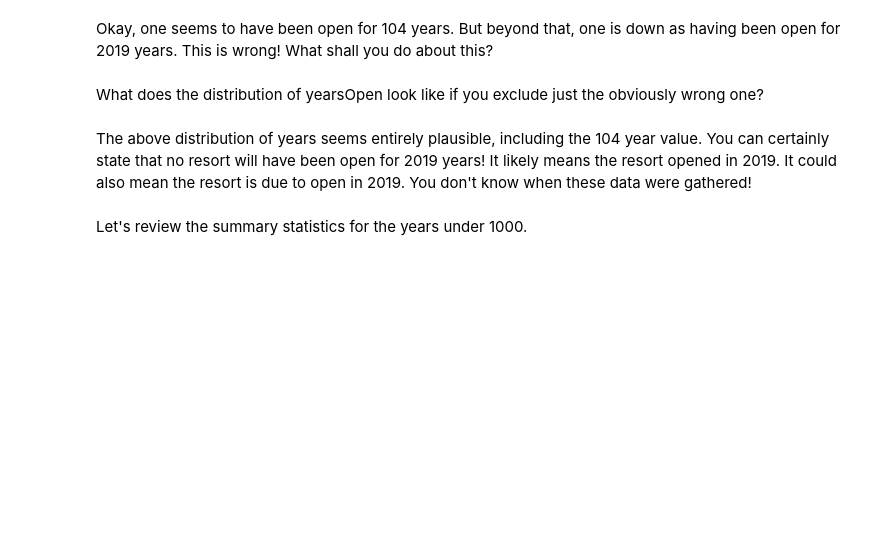
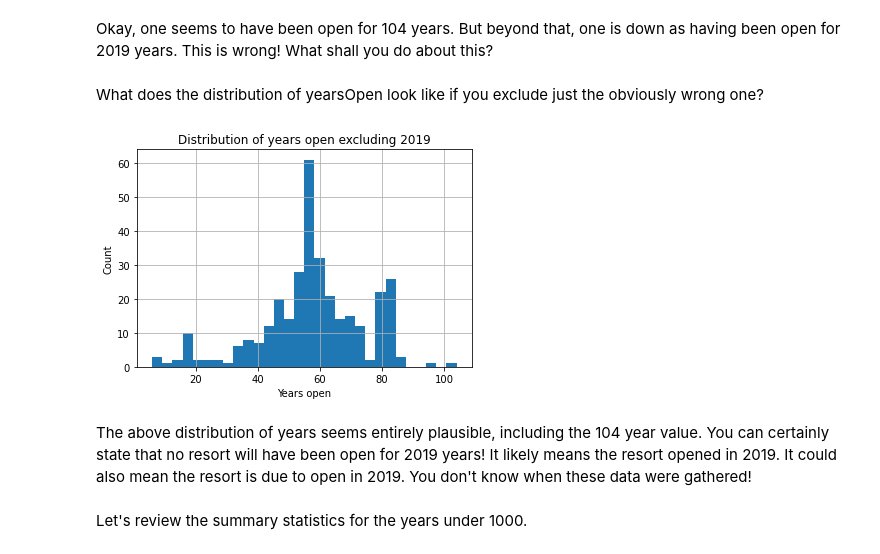
Before and after one commit to caitlinruble/DataScienceGuidedCapstone, a Jupyter notebook: Notebooks/02_data_wrangling.ipynb, the cells around one changed output. Drawn from its saved outputs; the diff is of its cells as text; code cells hidden in the pictures; blank space fills up the shorter version.

```diff
--- a/Notebooks/02_data_wrangling.ipynb
+++ b/Notebooks/02_data_wrangling.ipynb
@@ -513,7 +571,7 @@ ski_data.___[39, 'SkiableTerrain_ac']
 # %%
 #Code task 22#
 #Use the .loc accessor again to modify this value with the correct value of 1819
-ski_data.___[39, 'SkiableTerrain_ac'] = ___
+ski_data.loc[39, 'SkiableTerrain_ac'] = 1819
 # %%
 #Code task 23#
 #Use the .loc accessor a final time to verify that the value has been modified
@@ -584,7 +644,7 @@ Drop the fastEight column in its entirety; half the values are missing and all b
 # %%
 #Code task 24#
 #Drop the 'fastEight' column from ski_data. Use inplace=True
-ski_data.drop(columns=___, inplace=___)
+ski_data.drop(columns='fastEight', inplace=True)
 # %% [markdown]
 What about yearsOpen? How many resorts have purportedly been open for more than 100 years?
 # %%
@@ -598,11 +662,13 @@ What does the distribution of yearsOpen look like if you exclude just the obviou
 # %%
 #Code task 26#
 #Call the hist method on 'yearsOpen' after filtering for values under 1000
 #Pass the argument bins=30 to hist(), but feel free to explore other values
-ski_data.___[ski_data.___ < ___].hist(___)
+ski_data.yearsOpen[ski_data.yearsOpen < 1000].hist(bins=30)
 plt.xlabel('Years open')
 plt.ylabel('Count')
 plt.title('Distribution of years open excluding 2019');
+# %% [output]
+[figure, added]
 # %% [markdown]
 The above distribution of years seems entirely plausible, including the 104 year value. You can certainly state that no resort will have been open for 2019 years! It likely means the resort opened in 2019. It could also mean the resort is due to open in 2019. You don't know when these data were gathered!
 # %% [markdown]
```
Also changed, not shown: parts of 16 cells of this notebook.
